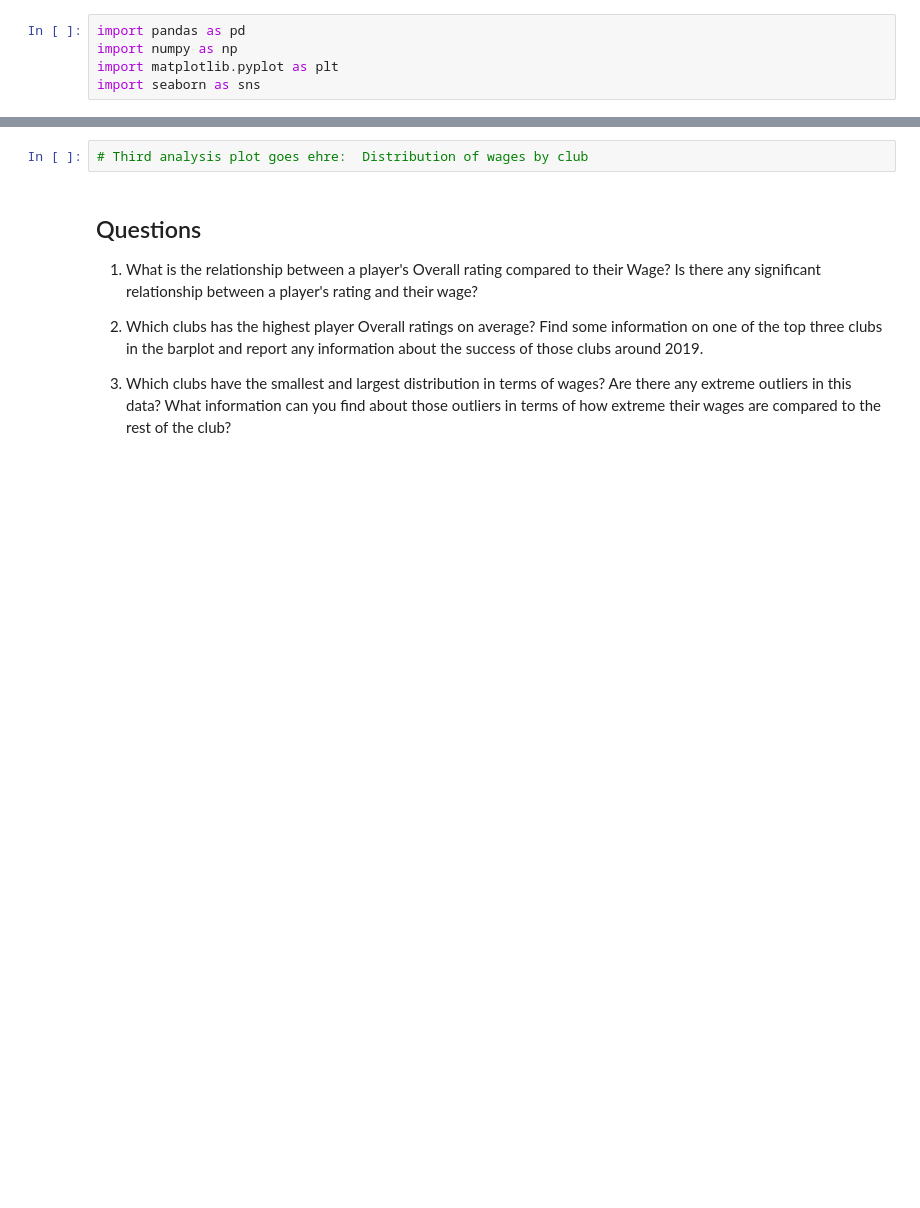
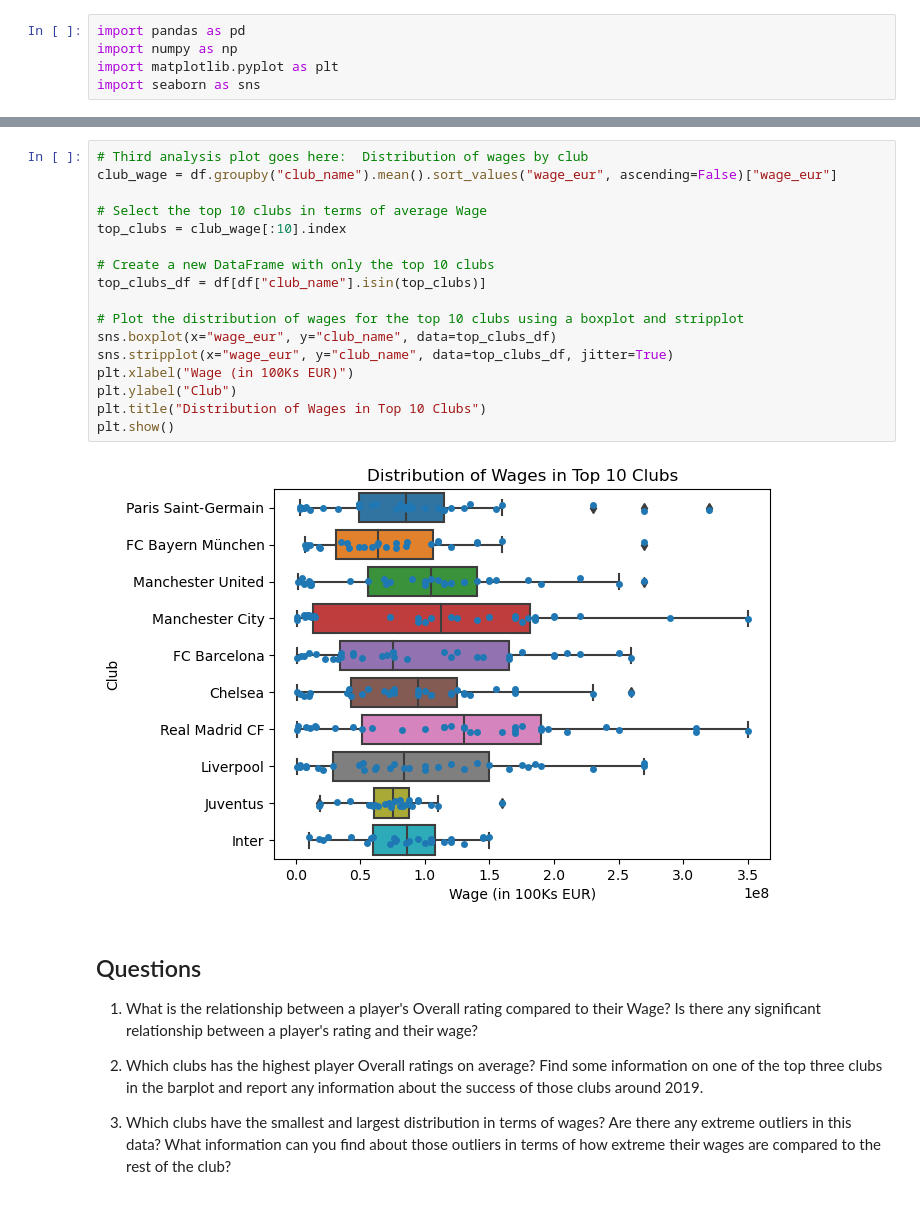
Before and after one commit to eriosta/analytics-viz, a Jupyter notebook: module4/lab4b.ipynb, the cells around one changed output, grey strips where cells are left out. Cells and saved outputs as stored; diff of their text form; blank space fills up the shorter version.

```diff
--- a/module4/lab4b.ipynb
+++ b/module4/lab4b.ipynb
@@ -67,5 +100,22 @@ import seaborn as sns
-# %%
-# Third analysis plot goes ehre:  Distribution of wages by club
+# %%
+# Third analysis plot goes here:  Distribution of wages by club
+club_wage = df.groupby("club_name").mean().sort_values("wage_eur", ascending=False)["wage_eur"]
+
+# Select the top 10 clubs in terms of average Wage
+top_clubs = club_wage[:10].index
+
+# Create a new DataFrame with only the top 10 clubs
+top_clubs_df = df[df["club_name"].isin(top_clubs)]
+
+# Plot the distribution of wages for the top 10 clubs using a boxplot and stripplot
+sns.boxplot(x="wage_eur", y="club_name", data=top_clubs_df)
+sns.stripplot(x="wage_eur", y="club_name", data=top_clubs_df, jitter=True)
+plt.xlabel("Wage (in 100Ks EUR)")
+plt.ylabel("Club")
+plt.title("Distribution of Wages in Top 10 Clubs")
+plt.show()
+# %% [output]
+[figure, added]
 # %% [markdown]
 ## Questions
 
```
Also changed, not shown: parts of 4 cells of this notebook, 1 other file.
